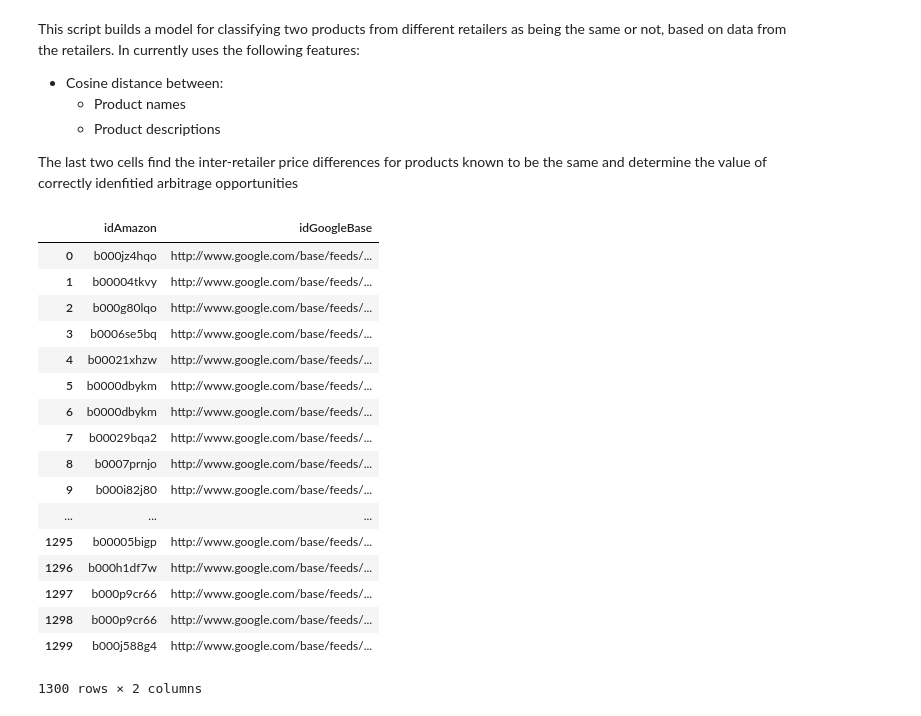
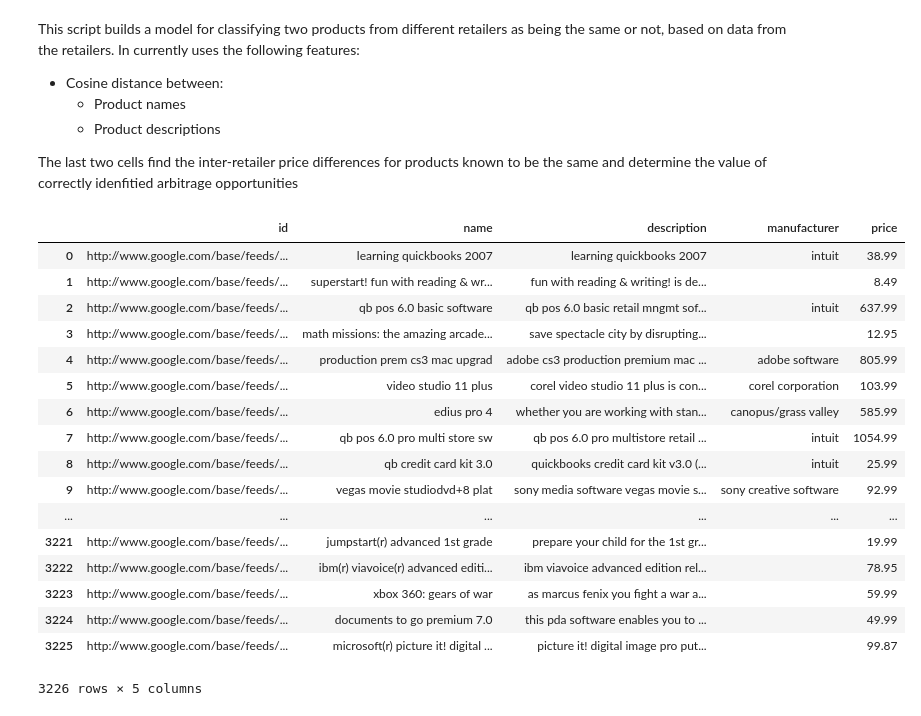
Before and after one commit to alexrisman/personal_budget, a Jupyter notebook: ecommerce/model/amazon_google_play.ipynb, the cells around one changed output. Cells and saved outputs as stored; diff of their text form; code cells hidden in the pictures.

```diff
--- a/ecommerce/model/amazon_google_play.ipynb
+++ b/ecommerce/model/amazon_google_play.ipynb
@@ -24,28 +25,28 @@ np.random.seed(0)
 # %%
 # Load the data
 amazon = pd.read_csv("amazon.csv", na_filter=False, encoding="ISO-8859-1")
 google = pd.read_csv("googleproducts.csv", na_filter=False, encoding="ISO-8859-1")
 amazon_google = pd.read_csv("Amzon_GoogleProducts_perfectMapping.csv", encoding="ISO-8859-1")
-amazon_google
+google
 # %% [output]
-|  | idAmazon | idGoogleBase |
-| 0 | b000jz4hqo | http://www.google.com/base/feeds/... |
-| 1 | b00004tkvy | http://www.google.com/base/feeds/... |
-| 2 | b000g80lqo | http://www.google.com/base/feeds/... |
-| 3 | b0006se5bq | http://www.google.com/base/feeds/... |
-| 4 | b00021xhzw | http://www.google.com/base/feeds/... |
-| 5 | b0000dbykm | http://www.google.com/base/feeds/... |
-| 6 | b0000dbykm | http://www.google.com/base/feeds/... |
-| 7 | b00029bqa2 | http://www.google.com/base/feeds/... |
-| 8 | b0007prnjo | http://www.google.com/base/feeds/... |
-| 9 | b000i82j80 | http://www.google.com/base/feeds/... |
-| ... | ... | ... |
-| 1295 | b00005bigp | http://www.google.com/base/feeds/... |
-| 1296 | b000h1df7w | http://www.google.com/base/feeds/... |
-| 1297 | b000p9cr66 | http://www.google.com/base/feeds/... |
-| 1298 | b000p9cr66 | http://www.google.com/base/feeds/... |
-| 1299 | b000j588g4 | http://www.google.com/base/feeds/... |
+|  | id | name | description | manufacturer | price |
+| 0 | http://www.google.com/base/feeds/... | learning quickbooks 2007 | learning quickbooks 2007 | intuit | 38.99 |
+| 1 | http://www.google.com/base/feeds/... | superstart! fun with reading & wr... | fun with reading & writing! is de... |  | 8.49 |
+| 2 | http://www.google.com/base/feeds/... | qb pos 6.0 basic software | qb pos 6.0 basic retail mngmt sof... | intuit | 637.99 |
+| 3 | http://www.google.com/base/feeds/... | math missions: the amazing arcade... | save spectacle city by disrupting... |  | 12.95 |
+| 4 | http://www.google.com/base/feeds/... | production prem cs3 mac upgrad | adobe cs3 production premium mac ... | adobe software | 805.99 |
+| 5 | http://www.google.com/base/feeds/... | video studio 11 plus | corel video studio 11 plus is con... | corel corporation | 103.99 |
+| 6 | http://www.google.com/base/feeds/... | edius pro 4 | whether you are working with stan... | canopus/grass valley | 585.99 |
+| 7 | http://www.google.com/base/feeds/... | qb pos 6.0 pro multi store sw | qb pos 6.0 pro multistore retail ... | intuit | 1054.99 |
+| 8 | http://www.google.com/base/feeds/... | qb credit card kit 3.0 | quickbooks credit card kit v3.0 (... | intuit | 25.99 |
+| 9 | http://www.google.com/base/feeds/... | vegas movie studiodvd+8 plat | sony media software vegas movie s... | sony creative software | 92.99 |
+| ... | ... | ... | ... | ... | ... |
+| 3221 | http://www.google.com/base/feeds/... | jumpstart(r) advanced 1st grade | prepare your child for the 1st gr... |  | 19.99 |
+| 3222 | http://www.google.com/base/feeds/... | ibm(r) viavoice(r) advanced editi... | ibm viavoice advanced edition rel... |  | 78.95 |
+| 3223 | http://www.google.com/base/feeds/... | xbox 360: gears of war | as marcus fenix you fight a war a... |  | 59.99 |
+| 3224 | http://www.google.com/base/feeds/... | documents to go premium 7.0 | this pda software enables you to ... |  | 49.99 |
+| 3225 | http://www.google.com/base/feeds/... | microsoft(r) picture it! digital ... | picture it! digital image pro put... |  | 99.87 |
-1300 rows × 2 columns
+3226 rows × 5 columns
 # %%
 # create a table with all the matched products
 data = pd.merge(amazon, amazon_google, left_on="id", right_on="idAmazon")
```
Also changed, not shown: parts of 12 cells of this notebook, 9 other files.
